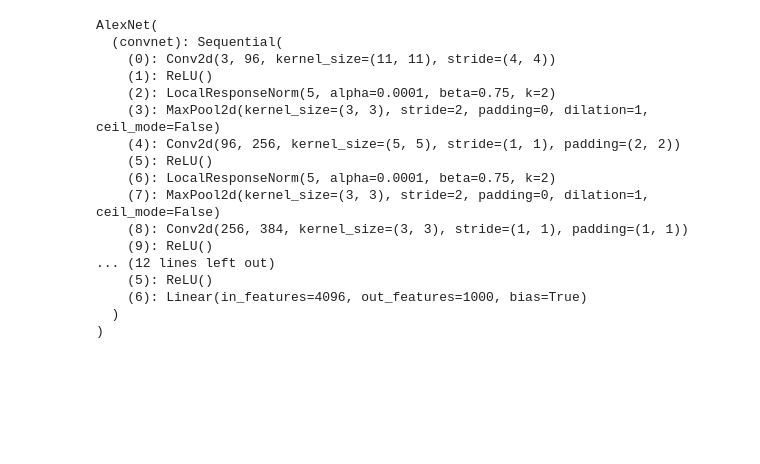
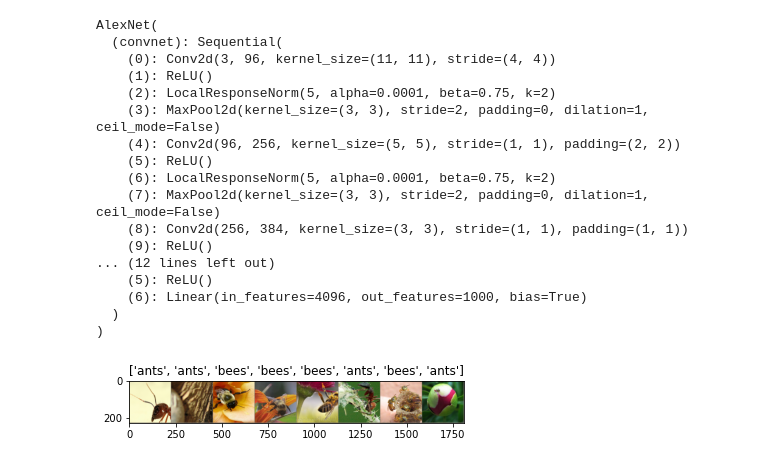
Before and after one commit to HyeonminHan/DeepLearningStudy, a Jupyter notebook: CNN architecture/AlexNet.ipynb, the cells around one changed output. Drawn from its saved outputs; the diff is of its cells as text; code cells hidden in the pictures; blank space fills up the shorter version.

Commit message:
fine tune alexnet with other dataset

```diff
--- a/CNN architecture/AlexNet.ipynb
+++ b/CNN architecture/AlexNet.ipynb
@@ -71,0 +83,45 @@ AlexNet(
+# %%
+ddir = 'hymenoptera_data'
+
+data_transformers = {
+    'train': transforms.Compose([
+        transforms.RandomResizedCrop(224),
+        transforms.RandomHorizontalFlip(),
+        transforms.ToTensor(),
+        transforms.Normalize([0.490, 0.449, 0.411], [0.231, 0.221, 0.230])
+    ]),
+    'val' : transforms.Compose([
+        transforms.Resize(256),
+        transforms.CenterCrop(224),
+        transforms.ToTensor(),
+        transforms.Normalize([0.490, 0.449, 0.411], [0.231, 0.221, 0.230])
+    ])
+}
+
+img_data = {
+    k : datasets.ImageFolder(os.path.join(ddir, k), data_transformers[k]) for k in ['train', 'val']
+}
+dloaders = {
+    k : torch.utils.data.DataLoader(img_data[k], batch_size = 8, shuffle = True, num_workers=2) for k in ['train', 'val']
+}
+
+dset_sizes = {x: len(img_data[x]) for x in ['train', 'val']}
+classes = img_data['train'].classes
+dvc = torch.device('cpu')
+# %%
+def imageshow(img, text=None):
+    img = img.numpy().transpose((1, 2, 0))
+    avg = np.array([0.490, 0.449, 0.411])
+    stddev = np.array([0.231, 0.221, 0.230])
+    img = stddev * img + avg
+    img = np.clip(img, 0, 1)
+    plt.imshow(img)
+    if text is not None :
+        plt.title(text)
+
+imgs, cls = next(iter(dloaders['train']))
+grid = torchvision.utils.make_grid(imgs)
+imageshow(grid, text = [classes[c] for c in cls])
+class_success = list(0. for i in range(10))
+# %% [output]
+[figure, added]
```
Also changed, not shown: parts of 6 cells of this notebook.
